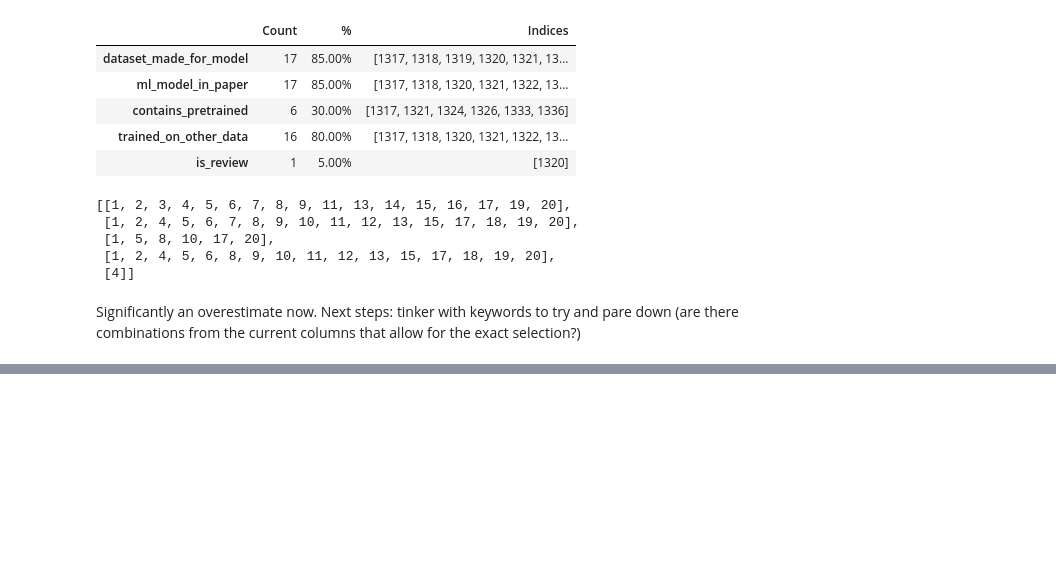
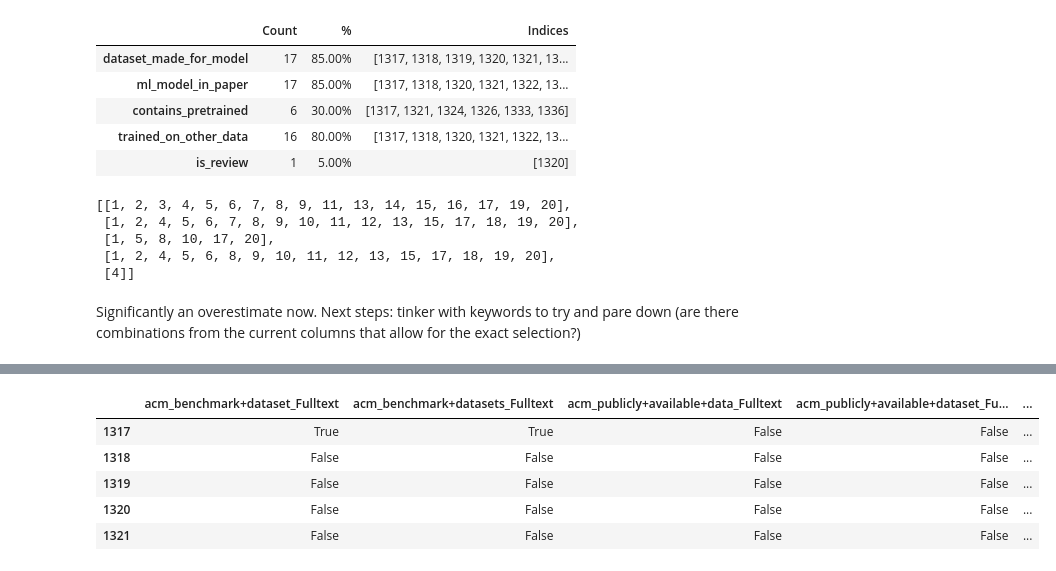
Before and after one commit to audtree/labeler-bias, a Jupyter notebook: prelim-analysis.ipynb, the cells around one changed output, grey strips where cells are left out. Cells and saved outputs as stored; diff of their text form; code cells hidden in the pictures; blank space fills up the shorter version.

```diff
--- a/prelim-analysis.ipynb
+++ b/prelim-analysis.ipynb
@@ -292,0 +336,10 @@ Significantly an overestimate now. Next steps: tinker with keywords to try and p
+# %%
+# Look specifically at our known sample
+v8i1_df[trained_on_other_data_cols].head(5)
+# %% [output]
+|  | acm_benchmark+dataset_Fulltext | acm_benchmark+datasets_Fulltext | acm_publicly+available+data_Fulltext | acm_publicly+available+dataset_Fu... | ... |
+| 1317 | True | True | False | False | ... |
+| 1318 | False | False | False | False | ... |
+| 1319 | False | False | False | False | ... |
+| 1320 | False | False | False | False | ... |
+| 1321 | False | False | False | False | ... |
```
Also changed, not shown: parts of 8 cells of this notebook.
